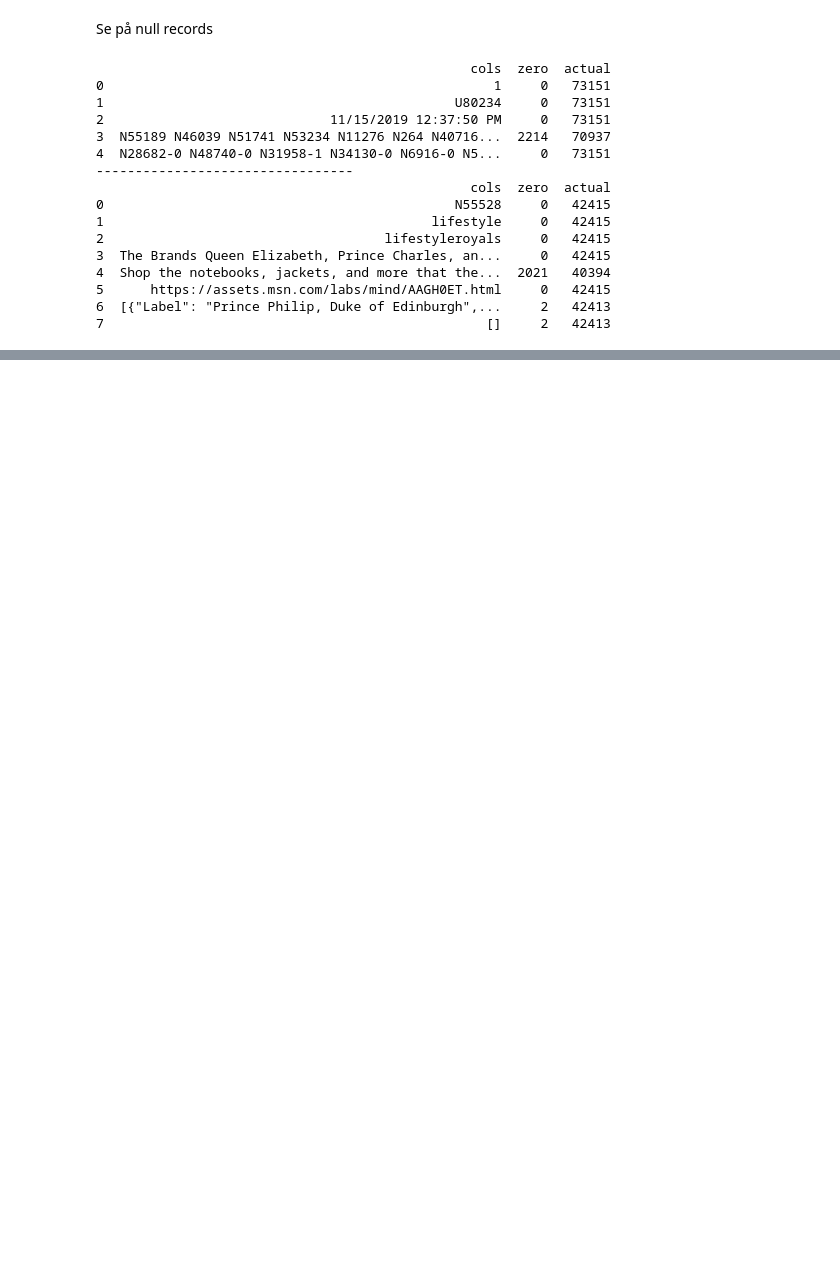
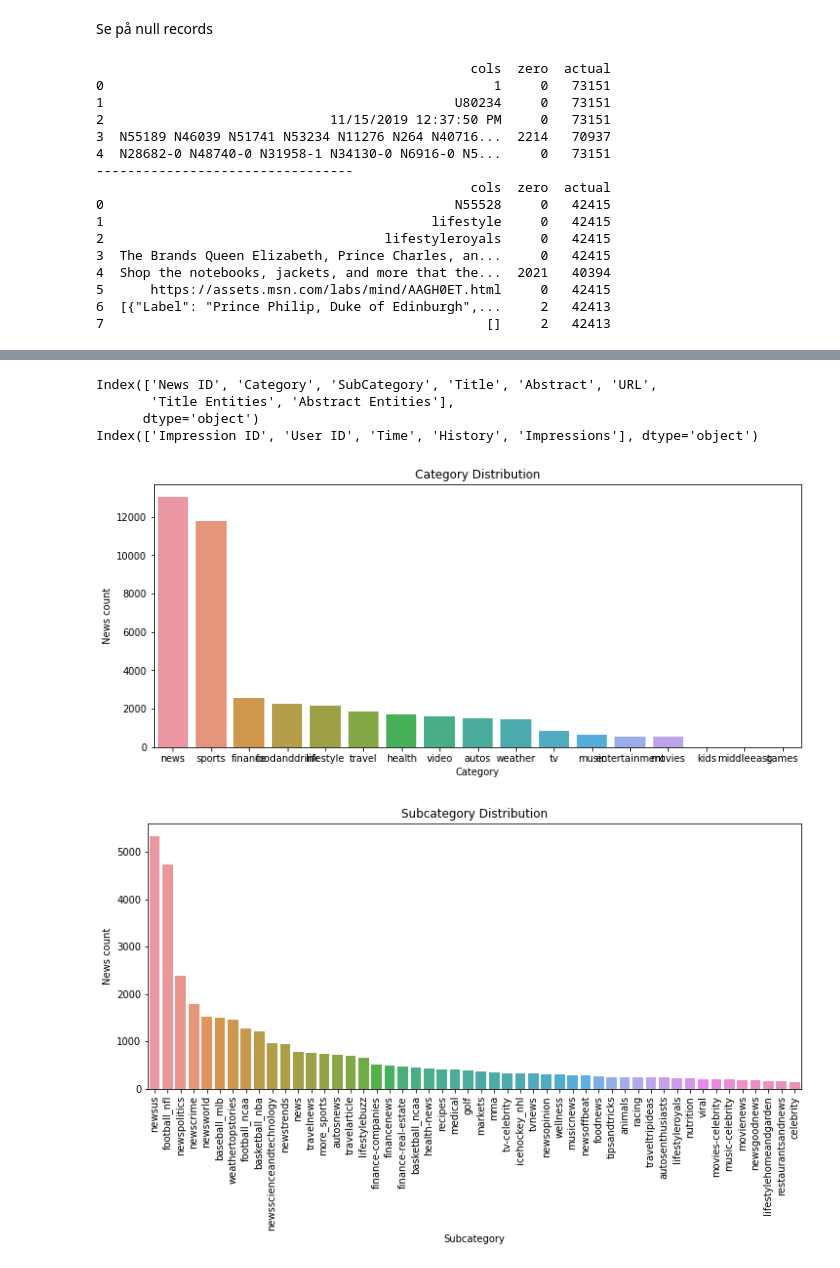
Before and after one commit to anderszk/tdt4215_proj, a Jupyter notebook: notebooks/temp.ipynb, the cells around one changed output, grey strips where cells are left out. Saved outputs shown, nothing was run; the diff lists cells and outputs as text; code cells hidden in the pictures; blank space fills up the shorter version.

Commit message:
desc data analysis

```diff
--- a/notebooks/temp.ipynb
+++ b/notebooks/temp.ipynb
@@ -39,0 +48,38 @@ see_null("news.tsv")
+# %%
+# load and rename
+behaviors_df = pd.read_csv('../data/raw/MINDsmall_dev/behaviors.tsv', sep="\t", names=["Impression ID", "User ID", "Time", "History", "Impressions"], header=None)
+news_df = pd.read_csv('../data/raw/MINDsmall_dev/news.tsv', sep="\t", names=["News ID", "Category", "SubCategory", "Title", "Abstract", "URL", "Title Entities", "Abstract Entities"], header=None)
+
+print(news_df.columns)
+print(behaviors_df.columns)
+# %% [output]
+Index(['News ID', 'Category', 'SubCategory', 'Title', 'Abstract', 'URL',
+       'Title Entities', 'Abstract Entities'],
+      dtype='object')
+Index(['Impression ID', 'User ID', 'Time', 'History', 'Impressions'], dtype='object')
+# %%
+# columns er unnamed men de er index 1 og 2
+subcat_counts= news_df['SubCategory'].value_counts()
+category_counts= news_df['Category'].value_counts()
+
+# Top 50 subcat fordi det var alfor mange
+subcat_counts= subcat_counts.head(50)
+
+plt.figure(figsize=(12, 5))
+sns.barplot(x=category_counts.index, y=category_counts.values)
+plt.xlabel("Category")
+plt.ylabel("News count")
+
+plt.title("Category Distribution")
+plt.show()
+
+plt.figure(figsize=(12, 5))
+sns.barplot(x=subcat_counts.index, y=subcat_counts.values)
+plt.xlabel("Subcategory")
+plt.ylabel("News count")
+plt.xticks(rotation=90)
+plt.title("Subcategory Distribution")
+plt.show()
+# %% [output]
+[figure, added]
+[figure, added]
```
Also changed, not shown: parts of 5 cells of this notebook.
